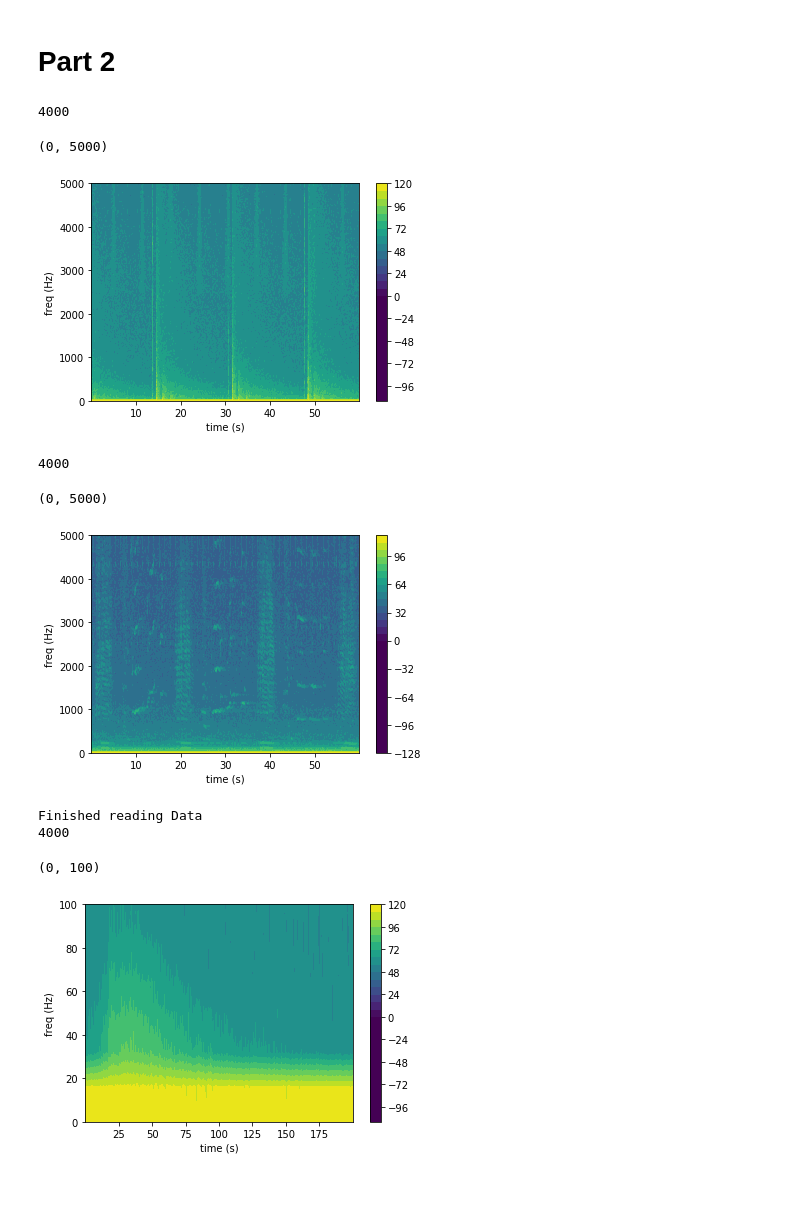
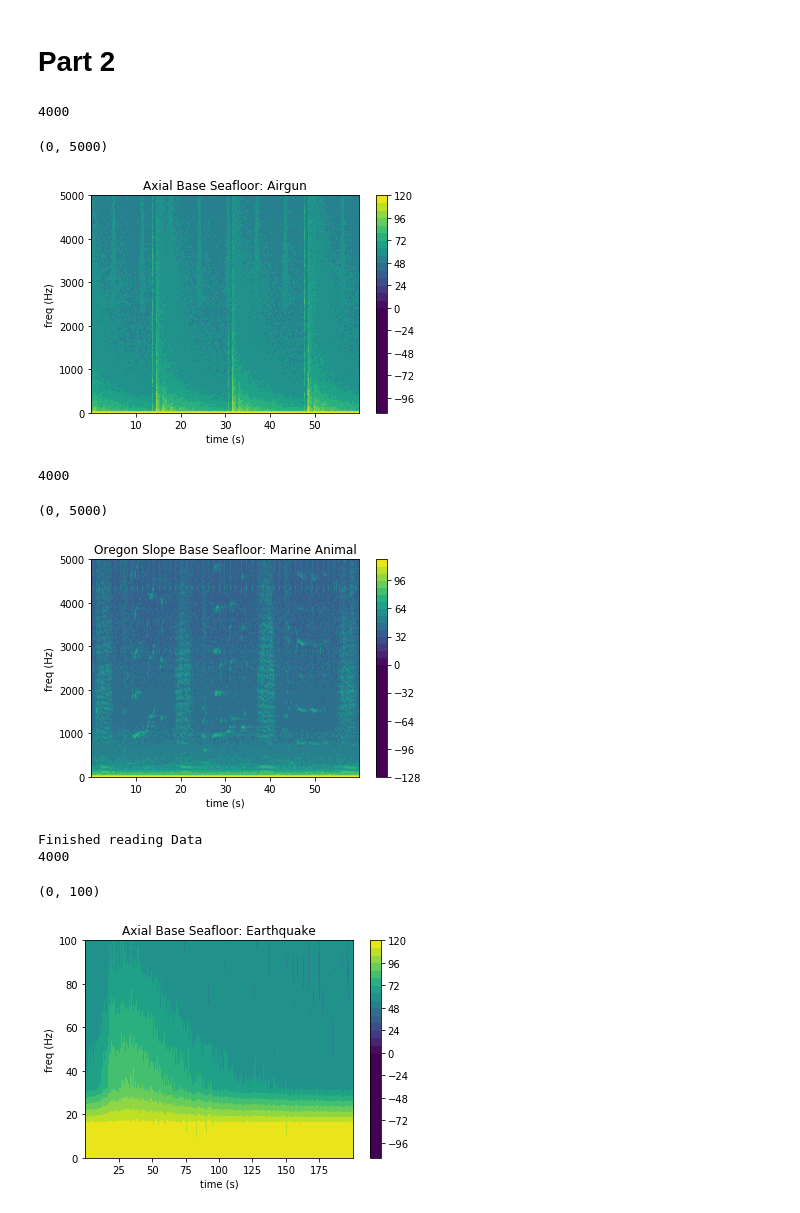
Before and after one commit to stephenscharkov/Project-4, a Jupyter notebook: code.ipynb, the cells around one changed output. Cells and saved outputs as stored; diff of their text form; code cells hidden in the pictures.

```diff
--- a/code.ipynb
+++ b/code.ipynb
@@ -271,33 +325,34 @@ plt.xlim(0,15000)
 # %%
 Airgun = 'https://rawdata.oceanobservatories.org/files/RS03AXBS/LJ03A/09-HYDBBA302/2019/08/01/OO-AXVM1--YDH-2019-08-01T00:00:00.000015.mseed'
 AG = read(Airgun)
 fs9 = AG[0].stats.sampling_rate
 
 
 t_start9 = AG[0].stats.starttime
 t_end9 = AG[0].stats.starttime + 60
 sliced9 = AG.slice(t_start9, t_end9)
 
 npts9 = len(sliced9[0])
 end = npts9 / fs9
 nfft9 = int(fs9/16)  # number of fft points of each bin
 print(nfft9)
 per_lap = 0.90      # percentage of overlap
 nlap9 = int(nfft9 * float(per_lap))   # number of overlapped samples
 
 plt.figure(9)
 # using mlab to create the array of spectrogram
 specgram, freq, time = mlab.specgram(sliced9[0].data,NFFT = nfft9,Fs = fs9,noverlap = nlap9, pad_to = None)
 specgram = 10 * np.log10(specgram) +169-128.9
 plt.contourf(time,freq,specgram,30,vmin=0, vmax=120)
 plt.xlabel('time (s)')
 plt.ylabel('freq (Hz)')
+plt.title('Axial Base Seafloor: Airgun')
 plt.colorbar()
 plt.ylim(0,5000)
 # %% [output]
 4000
 (0, 5000)
-[figure, old version]
+[figure, new version]
 # %%
 Marine_Animal='https://rawdata.oceanobservatories.org/files/RS01SLBS/LJ01A/09-HYDBBA102/2017/10/06/OO-HYVM1--YDH-2017-10-06T20:00:00.000015.mseed'
 MA = read(Marine_Animal)
@@ -323,11 +378,12 @@ plt.contourf(time,freq,specgram,30,vmin=0, vmax=120)
 plt.xlabel('time (s)')
 plt.ylabel('freq (Hz)')
 plt.colorbar()
+plt.title('Oregon Slope Base Seafloor: Marine Animal')
 plt.ylim(0,5000)
 # %% [output]
 4000
 (0, 5000)
-[figure, old version]
+[figure, new version]
 # %%
 Earthquake='https://rawdata.oceanobservatories.org/files/RS03AXBS/LJ03A/09-HYDBBA302/2019/08/16/OO-AXVM1--YDH-2019-08-16T15:25:00.000015.mseed'
 data =read(Earthquake)
@@ -354,9 +410,10 @@ plt.contourf(time,freq,specgram,30,vmin=0, vmax=120)
 plt.xlabel('time (s)')
 plt.ylabel('freq (Hz)')
 plt.colorbar()
+plt.title('Axial Base Seafloor: Earthquake')
 plt.ylim(0,100)
 # %% [output]
 Finished reading Data
 4000
 (0, 100)
-[figure, old version]
+[figure, new version]
```
Also changed, not shown: parts of 19 cells of this notebook.
